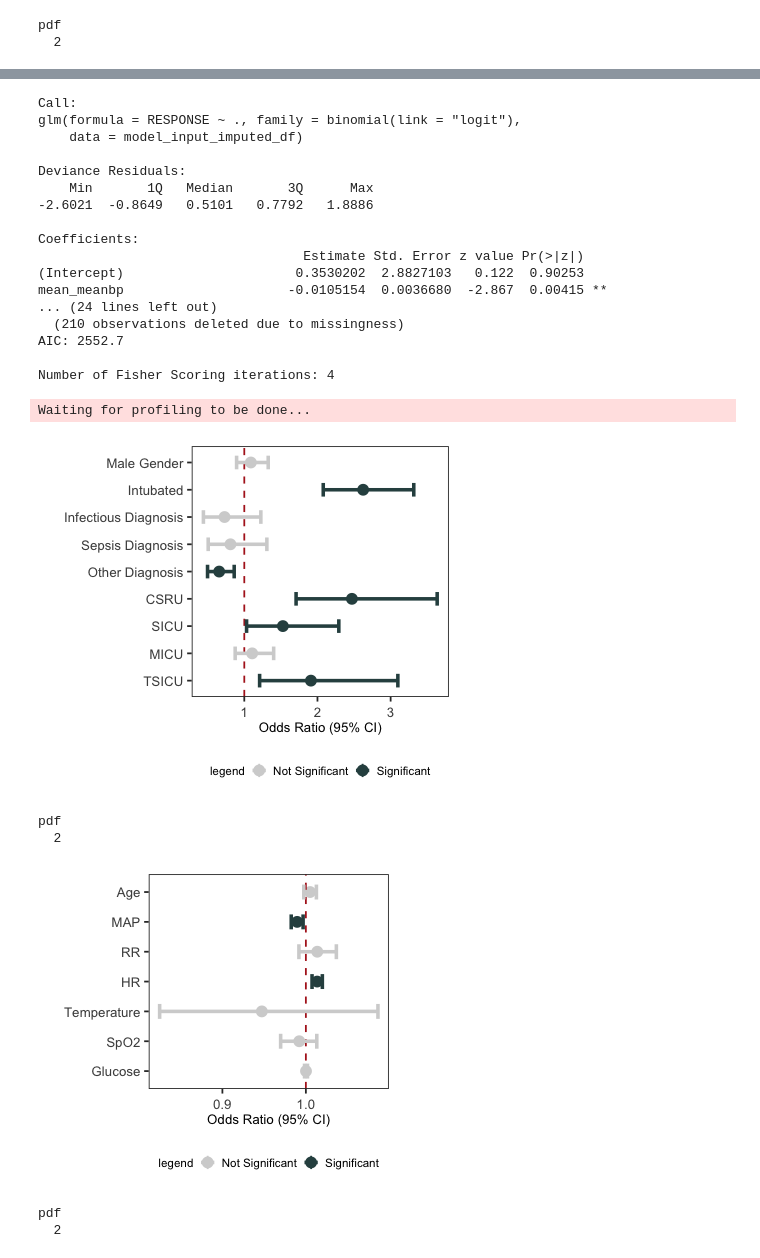
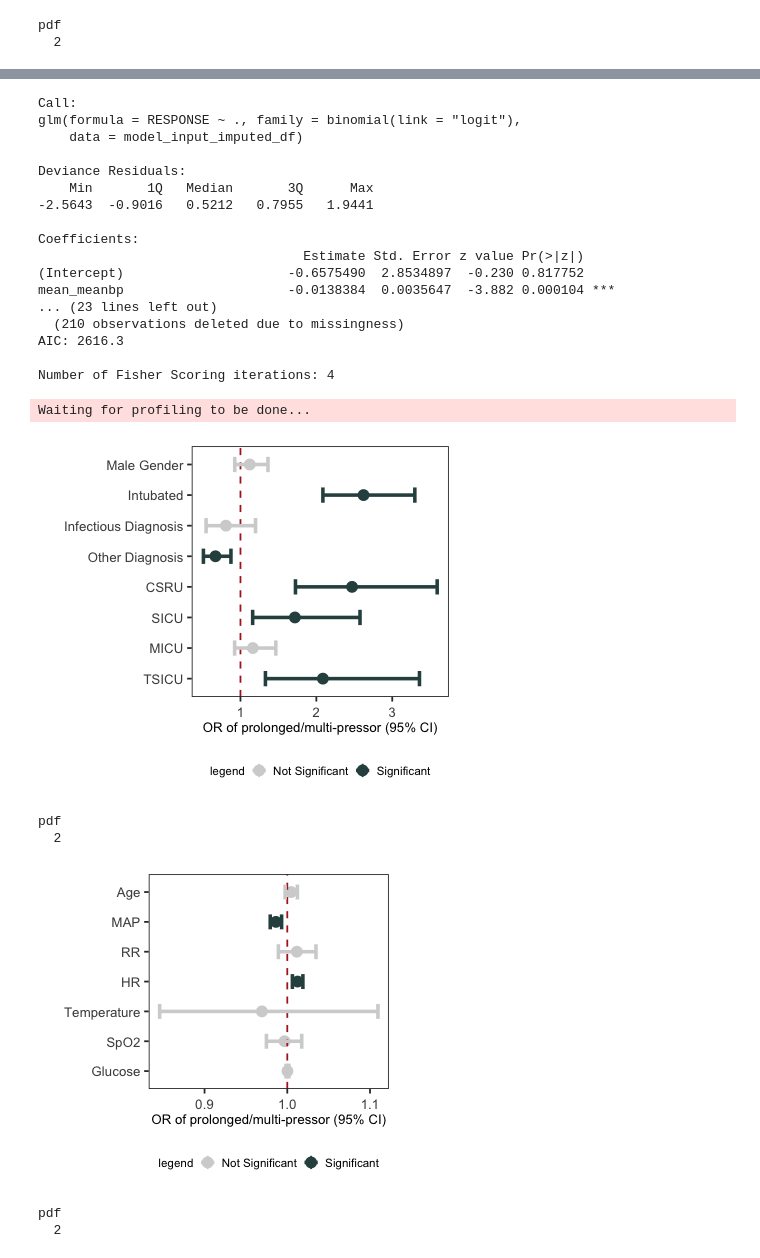
Before and after one commit to ruoyijiang/general, a Jupyter notebook: notebooks/R_Pressor_Outcomes_MultiPressor.ipynb, the cells around one changed output, grey strips where cells are left out. Drawn from its saved outputs; the diff is of its cells as text; code cells hidden in the pictures.

```diff
--- a/notebooks/R_Pressor_Outcomes_MultiPressor.ipynb
+++ b/notebooks/R_Pressor_Outcomes_MultiPressor.ipynb
@@ -588,3 +521,5 @@ output_df <- output_df %>%
+# %%
+output_df <- read.csv("~/Projects/Haimovich_Pressors/collection/out/output.csv")
 # %% [markdown]
 ### For text, description of meta-data
 # %%
@@ -2141,7 +2104,6 @@ LR_CATEGORICAL_COEFFICIENT_DICT <- c(
 'genderM' = "Male Gender",
 'intubTRUE' = "Intubated",
 'simple_diagnosisINFECTION' = "Infectious Diagnosis",
-'simple_diagnosisSEPSIS' = "Sepsis Diagnosis",
 'simple_diagnosisOTHER DIAGNOSIS' = "Other Diagnosis",
 'pressorphenylephrinedurations' = 'phenylephrine',
 'pressornorepinephrinedurations' = 'norepinephrine',
@@ -2999,15 +2968,15 @@ glm(formula = RESPONSE ~ ., family = binomial(link = "logit"),
 
 Deviance Residuals:
     Min       1Q   Median       3Q      Max
--2.6021  -0.8649   0.5101   0.7792   1.8886
+-2.5643  -0.9016   0.5212   0.7955   1.9441
 
 Coefficients:
                                   Estimate Std. Error z value Pr(>|z|)
-(Intercept)                      0.3530202  2.8827103   0.122  0.90253
-mean_meanbp                     -0.0105154  0.0036680  -2.867  0.00415 **
-... (24 lines left out)
+(Intercept)                     -0.6575490  2.8534897  -0.230 0.817752
+mean_meanbp                     -0.0138384  0.0035647  -3.882 0.000104 ***
+... (23 lines left out)
   (210 observations deleted due to missingness)
-AIC: 2552.7
+AIC: 2616.3
 
 Number of Fisher Scoring iterations: 4
 # %%
@@ -3037,18 +3006,18 @@ oddsratio_categorical %>% write.csv(file.path(PLOT_DIR, paste0(pressor_choice, "
 # %%
 options(repr.plot.width=3.5, repr.plot.height=3)
 p <- oddsratio_categorical %>%
     ggplot(aes(x = factor,y = estimate, ymin = lower, ymax = upper ))+
         base_theme()+
         theme(legend.position="bottom")+
         geom_pointrange(aes(col=legend))+
         scale_color_manual(values=SIGNIFICANT_COLORS)+
         geom_hline(yintercept =1, linetype=2, color = "firebrick")+
-        xlab('')+ ylab("Odds Ratio (95% CI)")+
+        xlab('')+ ylab("OR of prolonged/multi-pressor (95% CI)")+
         geom_errorbar(aes(ymin=lower, ymax=upper,col=legend),width=0.5,cex=1)+
         coord_flip()
 plot(p)
 # %% [output]
-[figure, old version]
+[figure, new version]
 # %%
 pdf(file.path(PLOT_DIR, paste0(pressor_choice, "_categoricalmodelodds.pdf")), 3.5,3)
 plot(p)
@@ -3078,12 +3047,12 @@ p <- oddsratio_continuous %>%
         geom_pointrange(aes(col=legend))+
         scale_color_manual(values=SIGNIFICANT_COLORS)+
         geom_hline(yintercept =1, linetype=2, color = "firebrick")+
-        xlab('')+ ylab("Odds Ratio (95% CI)")+
+        xlab('')+ ylab("OR of prolonged/multi-pressor (95% CI)")+
         geom_errorbar(aes(ymin=lower, ymax=upper,col=legend),width=0.5,cex=1)+
         coord_flip()
 plot(p)
 # %% [output]
-[figure, old version]
+[figure, new version]
 # %%
 pdf(file.path(PLOT_DIR, paste0(pressor_choice, "_continuousmodelodds.pdf")), 3.1,2.7)
 plot(p)
```
Also changed, not shown: parts of 131 cells of this notebook, 6 other files.
